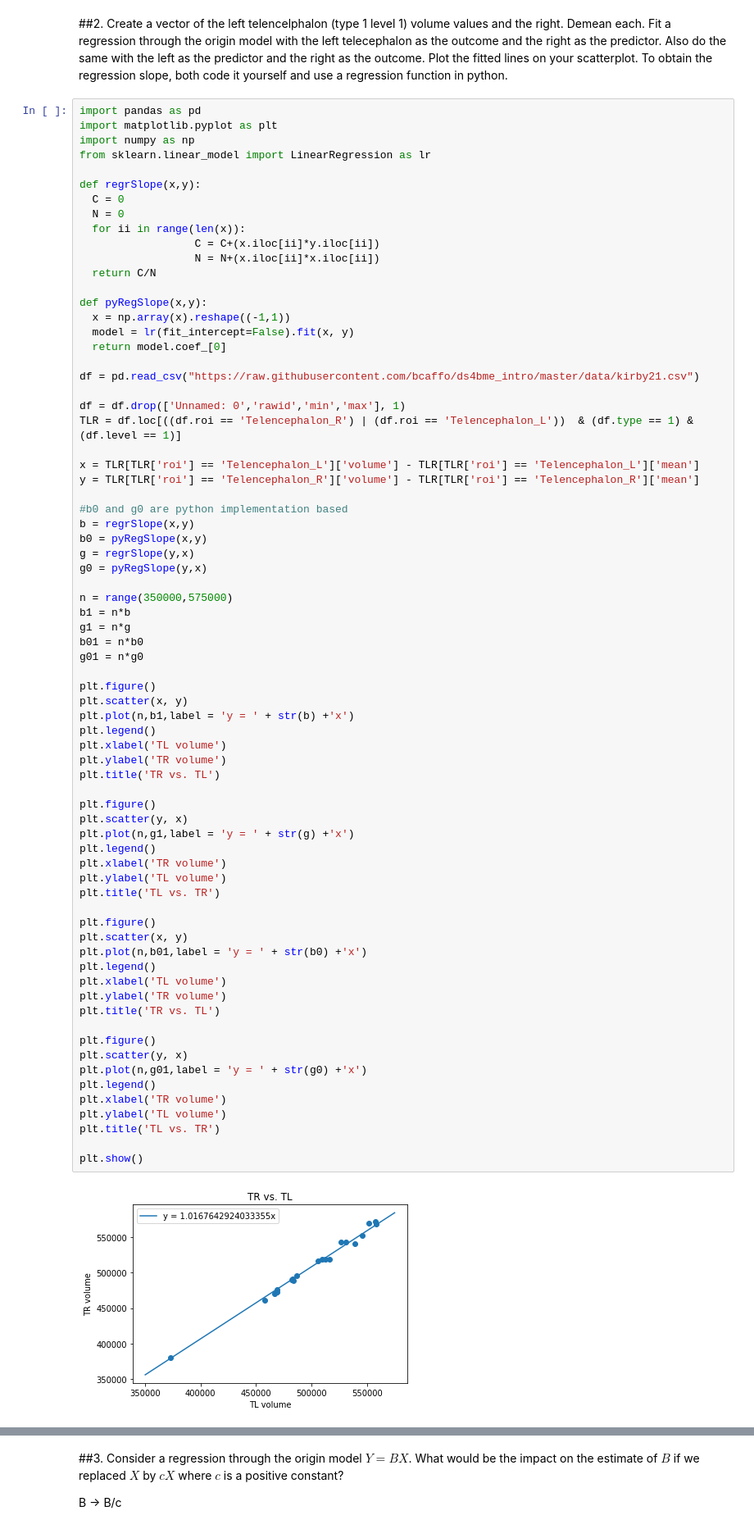
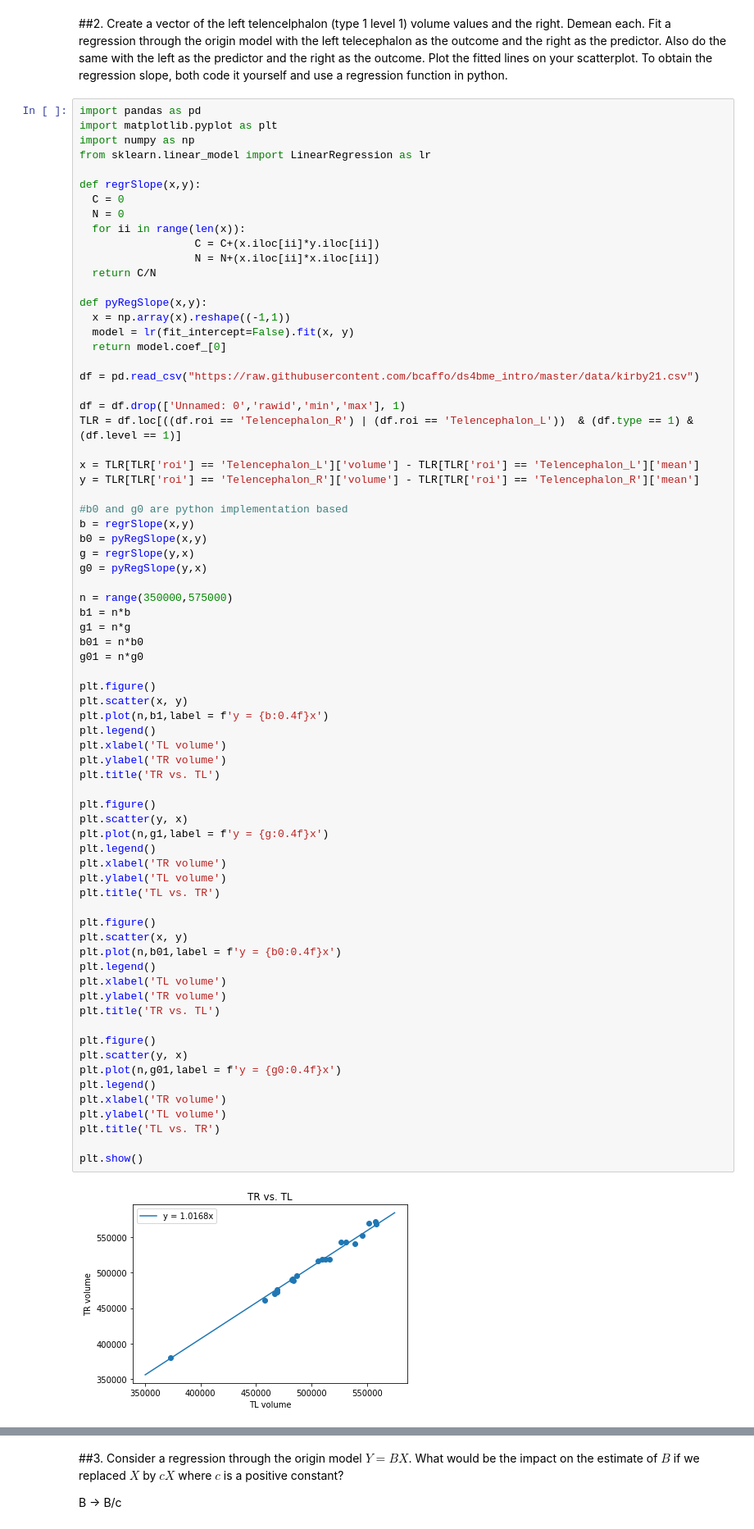
Before and after one commit to rhuang22/crazly, a Jupyter notebook: LectureOne.ipynb, the cells around one changed output, grey strips where cells are left out. Shown at 82% size. Cells and saved outputs as stored; diff of their text form.

```diff
--- a/LectureOne.ipynb
+++ b/LectureOne.ipynb
@@ -76,36 +76,36 @@ g01 = n*g0
 
 plt.figure()
 plt.scatter(x, y)
-plt.plot(n,b1,label = 'y = ' + str(b) +'x')
+plt.plot(n,b1,label = f'y = {b:0.4f}x')
 plt.legend()
 plt.xlabel('TL volume')
 plt.ylabel('TR volume')
 plt.title('TR vs. TL')
 
 plt.figure()
 plt.scatter(y, x)
-plt.plot(n,g1,label = 'y = ' + str(g) +'x')
+plt.plot(n,g1,label = f'y = {g:0.4f}x')
 plt.legend()
 plt.xlabel('TR volume')
 plt.ylabel('TL volume')
 plt.title('TL vs. TR')
 
 plt.figure()
 plt.scatter(x, y)
-plt.plot(n,b01,label = 'y = ' + str(b0) +'x')
+plt.plot(n,b01,label = f'y = {b0:0.4f}x')
 plt.legend()
 plt.xlabel('TL volume')
 plt.ylabel('TR volume')
 plt.title('TR vs. TL')
 
 plt.figure()
 plt.scatter(y, x)
-plt.plot(n,g01,label = 'y = ' + str(g0) +'x')
+plt.plot(n,g01,label = f'y = {g0:0.4f}x')
 plt.legend()
 plt.xlabel('TR volume')
 plt.ylabel('TL volume')
 plt.title('TL vs. TR')
 
 plt.show()
 # %% [output]
-[figure, old version]
+[figure, new version]
```
Also changed, not shown: parts of 1 cell of this notebook.
